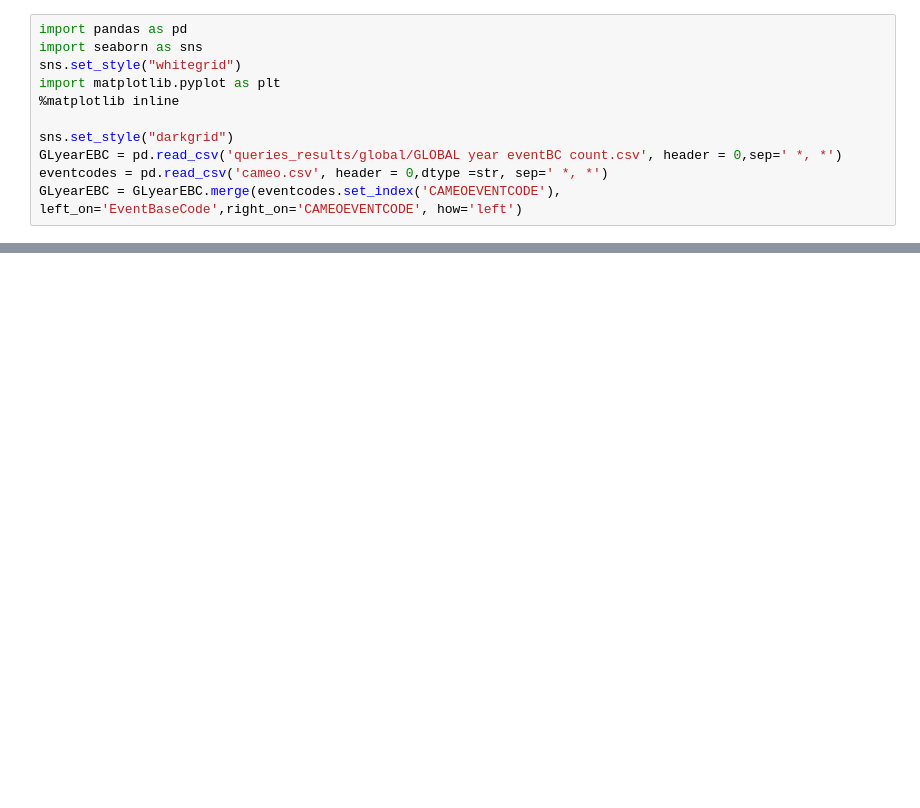
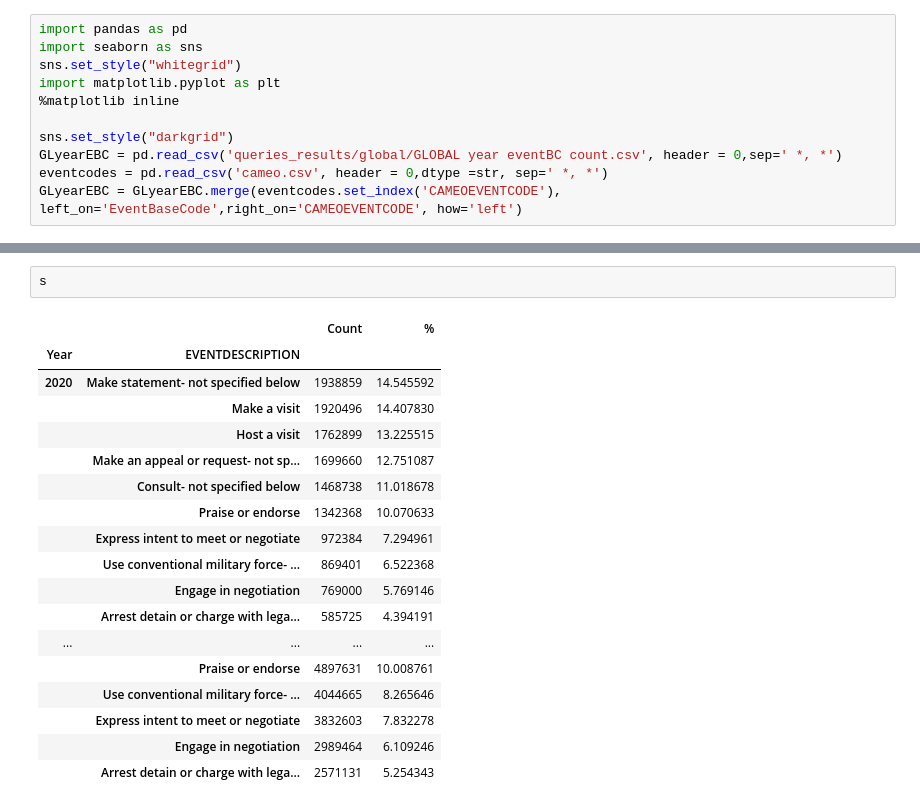
Before and after one commit to mijapa/GDELT, a Jupyter notebook: GLOBAL year eventBC count.ipynb, the cells around one changed output, grey strips where cells are left out. Drawn from its saved outputs; the diff is of its cells as text; blank space fills up the shorter version.

```diff
--- a/GLOBAL year eventBC count.ipynb
+++ b/GLOBAL year eventBC count.ipynb
@@ -48,0 +72,21 @@ plt.savefig('text/fig/GLOBAL/EBCperc.png', bbox_inches='tight')
+# %%
+s
+# %% [output]
+|  |  | Count | % |
+| Year | EVENTDESCRIPTION |  |  |
+| 2020 | Make statement- not specified below | 1938859 | 14.545592 |
+|  | Make a visit | 1920496 | 14.407830 |
+|  | Host a visit | 1762899 | 13.225515 |
+|  | Make an appeal or request- not sp... | 1699660 | 12.751087 |
+|  | Consult- not specified below | 1468738 | 11.018678 |
+|  | Praise or endorse | 1342368 | 10.070633 |
+|  | Express intent to meet or negotiate | 972384 | 7.294961 |
+|  | Use conventional military force- ... | 869401 | 6.522368 |
+|  | Engage in negotiation | 769000 | 5.769146 |
+|  | Arrest detain or charge with lega... | 585725 | 4.394191 |
+| ... | ... | ... | ... |
+|  | Praise or endorse | 4897631 | 10.008761 |
+|  | Use conventional military force- ... | 4044665 | 8.265646 |
+|  | Express intent to meet or negotiate | 3832603 | 7.832278 |
+|  | Engage in negotiation | 2989464 | 6.109246 |
+|  | Arrest detain or charge with lega... | 2571131 | 5.254343 |
```
Also changed, not shown: parts of 4 cells of this notebook, 9 other files.
